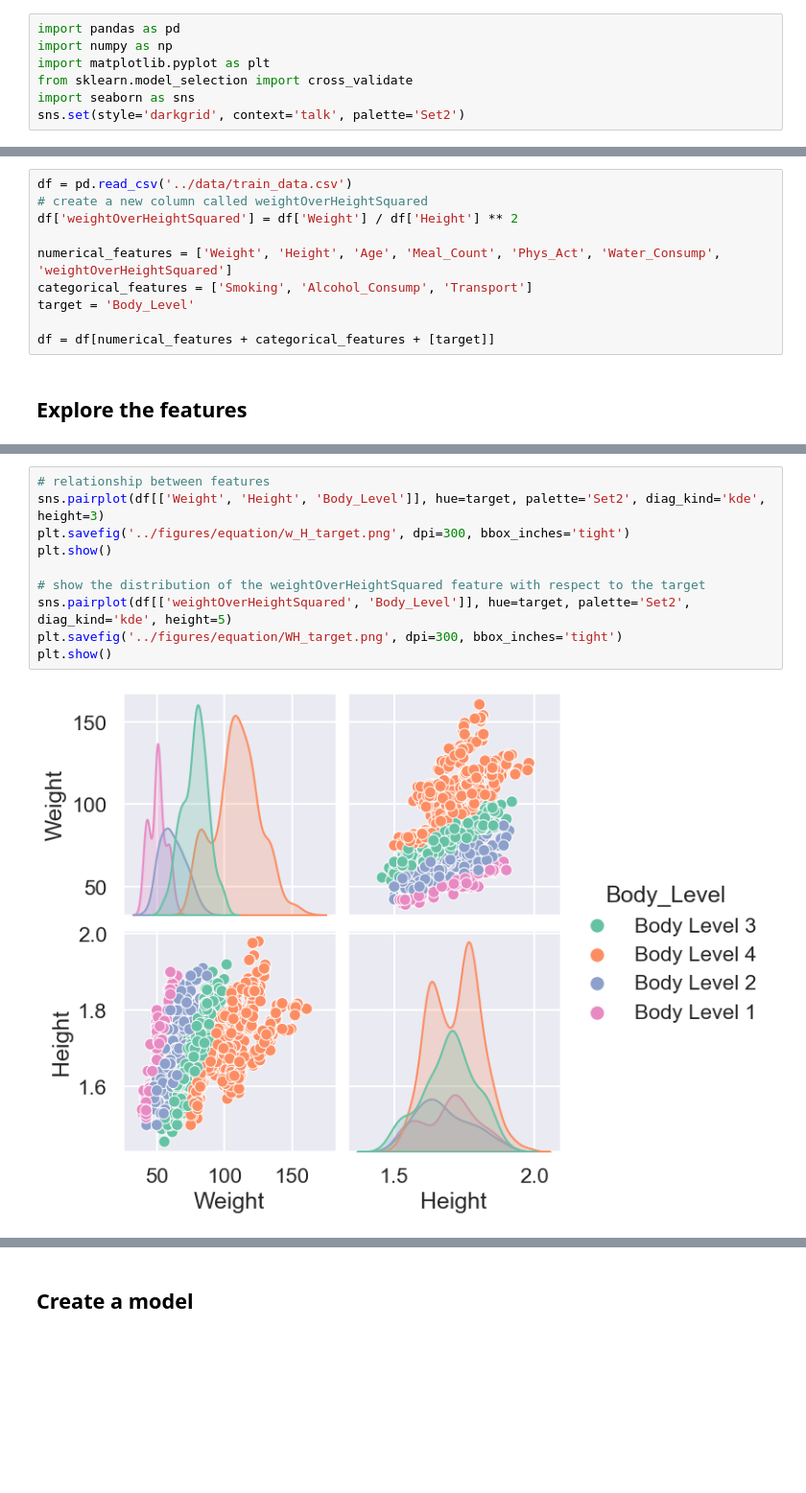
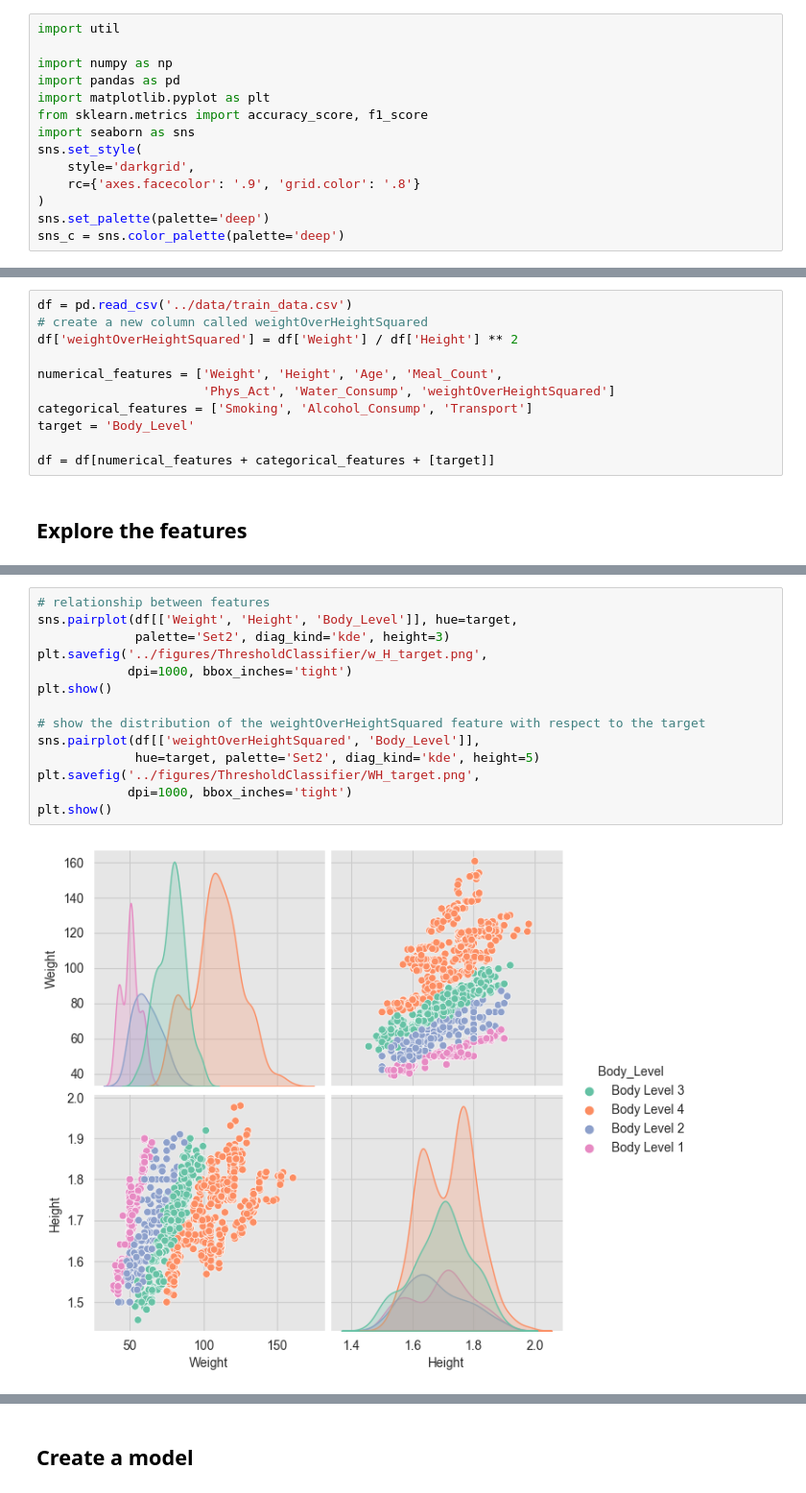
Before and after one commit to yahia3200/Body-Level-Classification, a Jupyter notebook: models/equation.ipynb, the cells around one changed output, grey strips where cells are left out. Shown: that part at 96% size. Saved outputs shown, nothing was run; the diff lists cells and outputs as text; blank space fills up the shorter version.

```diff
--- a/models/equation.ipynb
+++ b/models/equation.ipynb
@@ -1,10 +1,17 @@
 # %%
+import util
+
+import numpy as np
 import pandas as pd
-import numpy as np
 import matplotlib.pyplot as plt
-from sklearn.model_selection import cross_validate
+from sklearn.metrics import accuracy_score, f1_score
 import seaborn as sns
-sns.set(style='darkgrid', context='talk', palette='Set2')
+sns.set_style(
+    style='darkgrid',
+    rc={'axes.facecolor': '.9', 'grid.color': '.8'}
+)
+sns.set_palette(palette='deep')
+sns_c = sns.color_palette(palette='deep')
 # %% [markdown]
 ## Read the data
 # %%
@@ -12,7 +19,8 @@ df = pd.read_csv('../data/train_data.csv')
 # create a new column called weightOverHeightSquared
 df['weightOverHeightSquared'] = df['Weight'] / df['Height'] ** 2
 
-numerical_features = ['Weight', 'Height', 'Age', 'Meal_Count', 'Phys_Act', 'Water_Consump', 'weightOverHeightSquared']
+numerical_features = ['Weight', 'Height', 'Age', 'Meal_Count',
+                      'Phys_Act', 'Water_Consump', 'weightOverHeightSquared']
 categorical_features = ['Smoking', 'Alcohol_Consump', 'Transport']
 target = 'Body_Level'
 
@@ -30,12 +40,16 @@ plt.show()
 # %%
 # relationship between features
-sns.pairplot(df[['Weight', 'Height', 'Body_Level']], hue=target, palette='Set2', diag_kind='kde', height=3)
-plt.savefig('../figures/equation/w_H_target.png', dpi=300, bbox_inches='tight')
+sns.pairplot(df[['Weight', 'Height', 'Body_Level']], hue=target,
+             palette='Set2', diag_kind='kde', height=3)
+plt.savefig('../figures/ThresholdClassifier/w_H_target.png',
+            dpi=1000, bbox_inches='tight')
 plt.show()
 
 # show the distribution of the weightOverHeightSquared feature with respect to the target
-sns.pairplot(df[['weightOverHeightSquared', 'Body_Level']], hue=target, palette='Set2', diag_kind='kde', height=5)
-plt.savefig('../figures/equation/WH_target.png', dpi=300, bbox_inches='tight')
+sns.pairplot(df[['weightOverHeightSquared', 'Body_Level']],
+             hue=target, palette='Set2', diag_kind='kde', height=5)
+plt.savefig('../figures/ThresholdClassifier/WH_target.png',
+            dpi=1000, bbox_inches='tight')
 plt.show()
 # %% [output]
-[figure, old version]
+[figure, new version]
```
Also changed, not shown: parts of 13 cells of this notebook, 9 other files.
